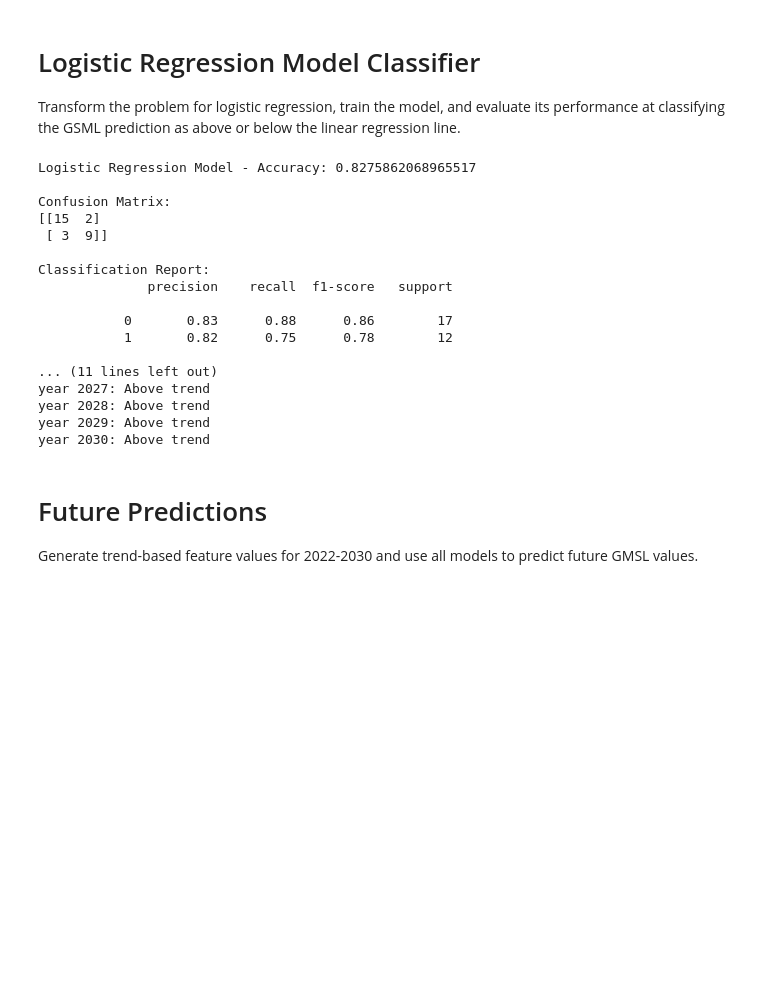
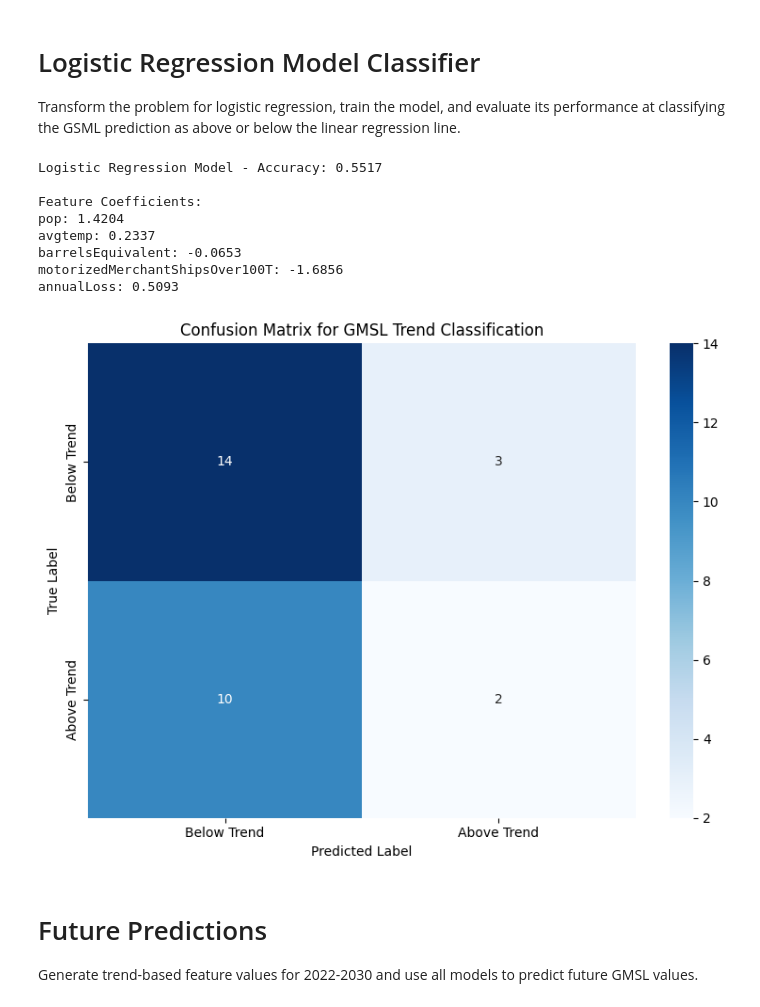
Before and after one commit to Rob-P-Smith/ML-Project, a Jupyter notebook: Model_Outputs/Test_Models.ipynb, the cells around one changed output. Cells and saved outputs as stored; diff of their text form; code cells hidden in the pictures; blank space fills up the shorter version.

```diff
--- a/Model_Outputs/Test_Models.ipynb
+++ b/Model_Outputs/Test_Models.ipynb
@@ -147,76 +187,69 @@ from sklearn.linear_model import LogisticRegression, LinearRegression
 from sklearn.preprocessing import StandardScaler
 from sklearn.metrics import accuracy_score, confusion_matrix, classification_report
 import numpy as np
+import seaborn as sns
+import matplotlib.pyplot as plt
 
 # Create trendline using years as X and GMSL as y
 years = data['year'].values.reshape(-1, 1)
 gmsl_values = data['GMSL'].values
 
 # Fit linear trend
 trend_model = LinearRegression()
 trend_model.fit(years, gmsl_values)
-
-# Calculate expected GMSL values based on trendline
 expected_gmsl = trend_model.predict(years)
 
-# Create binary target: 1 if actual GMSL is above trend, 0 if below
+# Create binary target
 y_binary = (gmsl_values > expected_gmsl).astype(int)
 
-# Split maintaining same indices as your original split
+# Remove year from features
+X_train_no_year = X_train.drop(columns=['year'])
+X_test_no_year = X_test.drop(columns=['year'])
+
+# Create binary targets for split data
 y_train_binary = (y_train > trend_model.predict(data.loc[y_train.index, 'year'].values.reshape(-1,1))).astype(int)
 y_test_binary = (y_test > trend_model.predict(data.loc[y_test.index, 'year'].values.reshape(-1,1))).astype(int)
 
-# Standardize features
+# Scale features
 scaler = StandardScaler()
-X_train_scaled = scaler.fit_transform(X_train)
-X_test_scaled = scaler.transform(X_test)
+X_train_scaled = scaler.fit_transform(X_train_no_year)
+X_test_scaled = scaler.transform(X_test_no_year)
 
-# Train logistic regression
+# Train and predict
 log_reg_model = LogisticRegression(random_state=42)
 log_reg_model.fit(X_train_scaled, y_train_binary)
-
-# Make predictions
 y_pred_log_reg = log_reg_model.predict(X_test_scaled)
 
-# Evaluate model
+# Calculate metrics
 accuracy_log_reg = accuracy_score(y_test_binary, y_pred_log_reg)
 conf_matrix_log_reg = confusion_matrix(y_test_binary, y_pred_log_reg)
-class_report_log_reg = classification_report(y_test_binary, y_pred_log_reg)
 
-# Print evaluation metrics
-print(f"Logistic Regression Model - Accuracy: {accuracy_log_reg}")
-print("\nConfusion Matrix:")
-print(conf_matrix_log_reg)
-print("\nClassification Report:")
-print(class_report_log_reg)
+# Print metrics and feature importance
+print(f"Logistic Regression Model - Accuracy: {accuracy_log_reg:.4f}")
+print("\nFeature Coefficients:")
+for feature, coef in zip(X_train_no_year.columns, log_reg_model.coef_[0]):
+    print(f"{feature}: {coef:.4f}")
 
-# For future predictions
-future_years = np.array(range(2022, 2031)).reshape(-1, 1)
-future_trend = trend_model.predict(future_years)
-future_X_scaled = scaler.transform(future_X)
-future_predictions_log = log_reg_model.predict(future_X_scaled)
-
-print("\nFuture Predictions (1 = above trend, 0 = below trend):")
-for year, pred in zip(future_years.flatten(), future_predictions_log):
-    print(f"year {year}: {'Above' if pred == 1 else 'Below'} trend")
+# Plot confusion matrix
+plt.figure(figsize=(8, 6))
+sns.heatmap(conf_matrix_log_reg, annot=True, fmt='d', cmap='Blues',
+            xticklabels=['Below Trend', 'Above Trend'],
+            yticklabels=['Below Trend', 'Above Trend'])
+plt.title('Confusion Matrix for GMSL Trend Classification')
+plt.ylabel('True Label')
+plt.xlabel('Predicted Label')
+plt.tight_layout()
+plt.show()
 # %% [output]
-Logistic Regression Model - Accuracy: 0.8275862068965517
+Logistic Regression Model - Accuracy: 0.5517
 
-Confusion Matrix:
-[[15  2]
- [ 3  9]]
-
-Classification Report:
-              precision    recall  f1-score   support
-
-           0       0.83      0.88      0.86        17
-           1       0.82      0.75      0.78        12
-
-... (11 lines left out)
-year 2027: Above trend
-year 2028: Above trend
-year 2029: Above trend
-year 2030: Above trend
+Feature Coefficients:
+pop: 1.4204
+avgtemp: 0.2337
+barrelsEquivalent: -0.0653
+motorizedMerchantShipsOver100T: -1.6856
+annualLoss: 0.5093
+[figure, added]
 # %% [markdown]
 # Future Predictions
 Generate trend-based feature values for 2022-2030 and use all models to predict future GMSL values.
```
Also changed, not shown: parts of 9 cells of this notebook, 2 other files.
